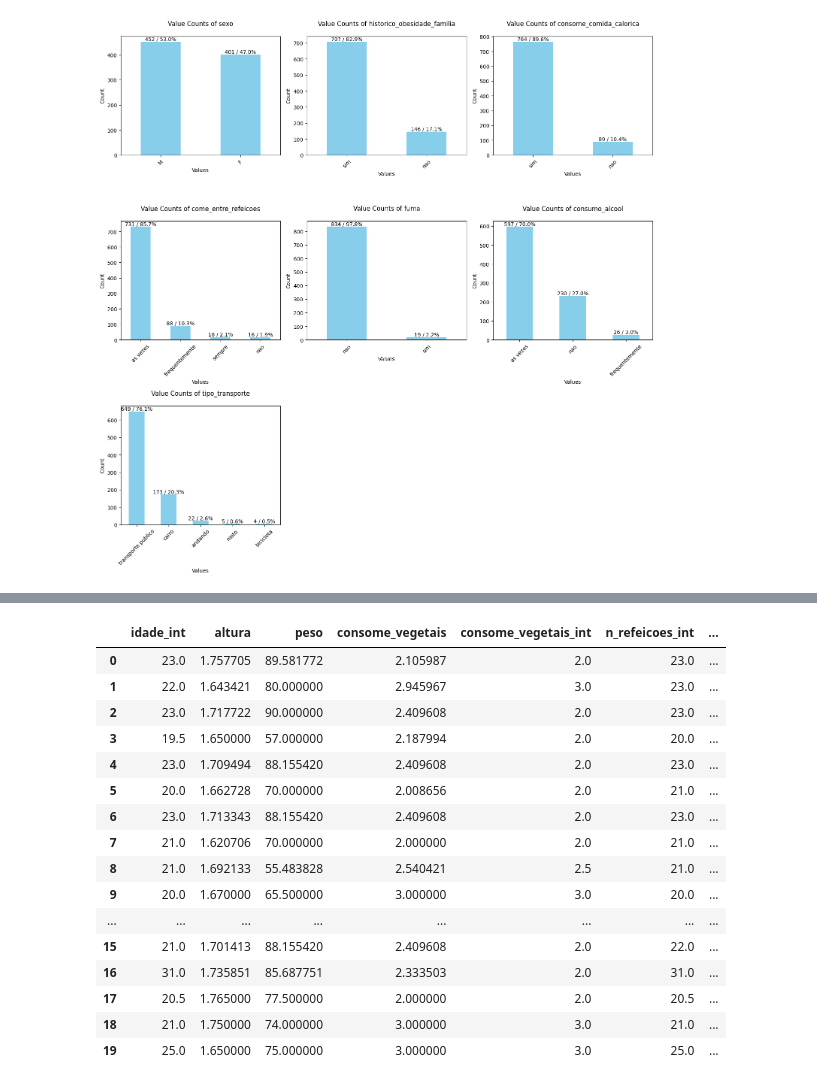
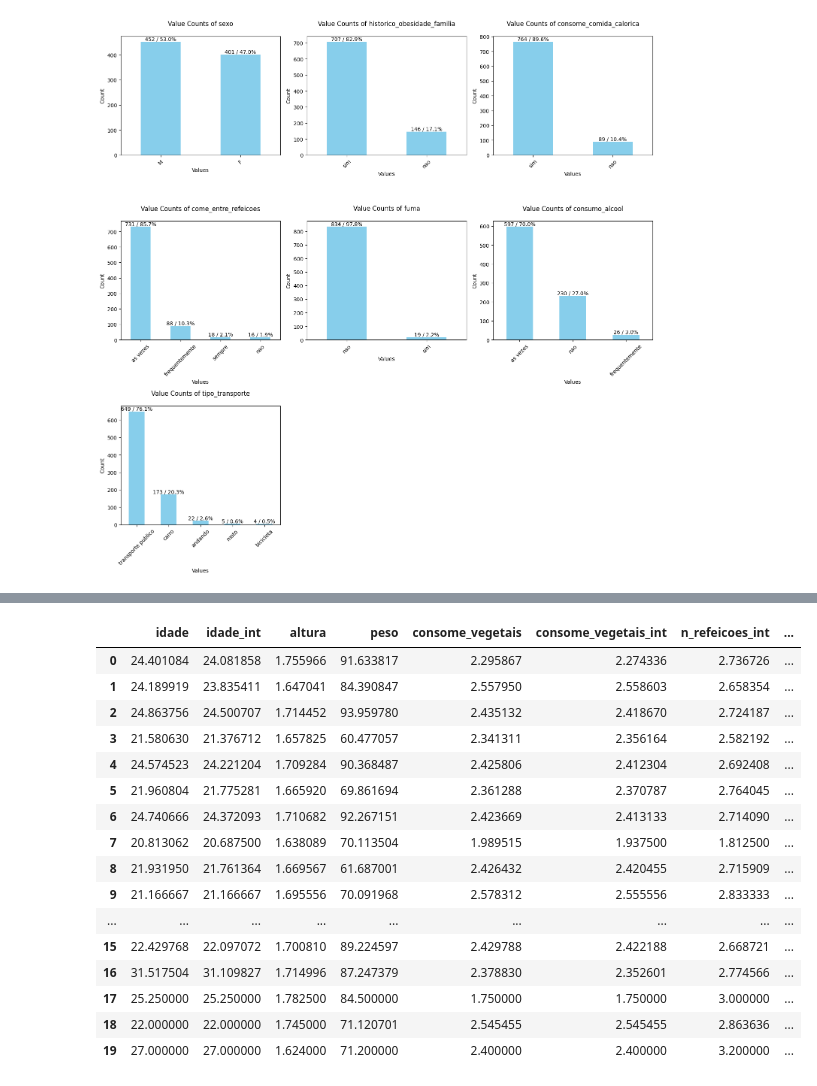
Before and after one commit to LanaArmond/DCC127-2024.3, a Jupyter notebook: DCC127_Trabalho_02.ipynb, the cells around one changed output, grey strips where cells are left out. Cells and saved outputs as stored; diff of their text form; code cells hidden in the pictures.

```diff
--- a/DCC127_Trabalho_02.ipynb
+++ b/DCC127_Trabalho_02.ipynb
@@ -73,21 +73,26 @@ def analyze_numerical_column(row):
   boxplot_with_quartiles(row, yscale='linear')
   create_filtered_histograms(row, log=False, filters=None, color='blue', bins=100)
 
-def calculate_group_medians(df, category_columns, numerical_columns):
+def calculate_group_metric(df, category_columns, numerical_columns, metric='median'):
   result_list = []
 
   for i in range(len(category_columns)):
     for value in df[category_columns[i]].unique():
       group_df = df[df[category_columns[i]] == value]
-      group_mean = group_df[numerical_columns].median()
-      group_mean['category'] = f"{category_columns[i]}: {value}"
-      result_list.append(group_mean)
+
+      if metric == 'median':
+        group_metric = group_df[numerical_columns].median()
+      else:
+        group_metric = group_df[numerical_columns].mean()
+
+      group_metric['category'] = f"{category_columns[i]}: {value}"
+      result_list.append(group_metric)
 
   result_df = pd.DataFrame(result_list)
 
   return result_df
 
-def plot_sorted_group_medians(result_df, numerical_columns):
+def plot_sorted_group_metric(result_df, numerical_columns, metric='median'):
   for col in numerical_columns:
     # Sort the result DataFrame by the median of the current column
     sorted_df = result_df.set_index('category').sort_values(by=col).reset_index()
@@ -104,8 +109,8 @@ def plot_sorted_group_medians(result_df, numerical_columns):
 
     # Set labels and title for the plot
     plt.xlabel('Category')
-    plt.ylabel(f'Median of {col}')
-    plt.title(f'Sorted Medians of {col} by Category')
+    plt.ylabel(f'{metric} of {col}')
+    plt.title(f'Sorted {metric}s of {col} by Category')
     plt.xticks(rotation=45, ha='right')
     plt.tight_layout()
 
@@ -179,7 +184,7 @@ def scale_and_prepare_data(df, categorical_columns, numerical_columns):
 
   return df
 # %%
-numerical_columns = ['idade_int', 'altura', 'peso', 'consome_vegetais', 'consome_vegetais_int', 'n_refeicoes_int', 'consumo_diario_agua', 'consumo_diario_agua_int', 'frequencia_atividade_fisica', 'frequencia_atividade_fisica_int', 'tempo_usando_eletronicos']
+numerical_columns = ['idade', 'idade_int', 'altura', 'peso', 'consome_vegetais', 'consome_vegetais_int', 'n_refeicoes_int', 'consumo_diario_agua', 'consumo_diario_agua_int', 'frequencia_atividade_fisica', 'frequencia_atividade_fisica_int', 'tempo_usando_eletronicos', 'tempo_usando_eletronicos_int']
 
 category_columns = ['sexo', 'historico_obesidade_familia', 'consome_comida_calorica', 'come_entre_refeicoes', 'fuma', 'consumo_alcool', 'tipo_transporte']
 
@@ -193,7 +198,7 @@ ___
 df = pd.read_csv('data/trabalho2_dados_4.csv')
 df = fill_missing_data(df) # substituindo valores faltantes numéricos pela media e categóricos pela moda
 df['idade_int'] = np.floor(df['idade'])
-df['n_refeicoes_int'] = df['idade'].round()
+df['n_refeicoes_int'] = df['n_refeicoes'].round()
 df['consome_vegetais_int'] = df['consome_vegetais'].round()
 df['consumo_diario_agua_int'] = df['consumo_diario_agua'].round()
 df['frequencia_atividade_fisica_int'] = df['frequencia_atividade_fisica'].round()
@@ -293,22 +298,22 @@ skewness: -0.07871629643156604
 # %%
-result_df = calculate_group_medians(df, category_columns, numerical_columns) # seria interessante categorizar n_refeiçoes, vegetais, etc
+result_df = calculate_group_metric(df, category_columns, numerical_columns, metric='mean') # seria interessante categorizar n_refeiçoes, vegetais, etc
 result_df
 # %% [output]
-|  | idade_int | altura | peso | consome_vegetais | consome_vegetais_int | n_refeicoes_int | ... |
-| 0 | 23.0 | 1.757705 | 89.581772 | 2.105987 | 2.0 | 23.0 | ... |
-| 1 | 22.0 | 1.643421 | 80.000000 | 2.945967 | 3.0 | 23.0 | ... |
-| 2 | 23.0 | 1.717722 | 90.000000 | 2.409608 | 2.0 | 23.0 | ... |
-| 3 | 19.5 | 1.650000 | 57.000000 | 2.187994 | 2.0 | 20.0 | ... |
-| 4 | 23.0 | 1.709494 | 88.155420 | 2.409608 | 2.0 | 23.0 | ... |
-| 5 | 20.0 | 1.662728 | 70.000000 | 2.008656 | 2.0 | 21.0 | ... |
-| 6 | 23.0 | 1.713343 | 88.155420 | 2.409608 | 2.0 | 23.0 | ... |
-| 7 | 21.0 | 1.620706 | 70.000000 | 2.000000 | 2.0 | 21.0 | ... |
-| 8 | 21.0 | 1.692133 | 55.483828 | 2.540421 | 2.5 | 21.0 | ... |
-| 9 | 20.0 | 1.670000 | 65.500000 | 3.000000 | 3.0 | 20.0 | ... |
-| ... | ... | ... | ... | ... | ... | ... | ... |
-| 15 | 21.0 | 1.701413 | 88.155420 | 2.409608 | 2.0 | 22.0 | ... |
-| 16 | 31.0 | 1.735851 | 85.687751 | 2.333503 | 2.0 | 31.0 | ... |
-| 17 | 20.5 | 1.765000 | 77.500000 | 2.000000 | 2.0 | 20.5 | ... |
-| 18 | 21.0 | 1.750000 | 74.000000 | 3.000000 | 3.0 | 21.0 | ... |
-| 19 | 25.0 | 1.650000 | 75.000000 | 3.000000 | 3.0 | 25.0 | ... |
+|  | idade | idade_int | altura | peso | consome_vegetais | consome_vegetais_int | n_refeicoes_int | ... |
+| 0 | 24.401084 | 24.081858 | 1.755966 | 91.633817 | 2.295867 | 2.274336 | 2.736726 | ... |
+| 1 | 24.189919 | 23.835411 | 1.647041 | 84.390847 | 2.557950 | 2.558603 | 2.658354 | ... |
+| 2 | 24.863756 | 24.500707 | 1.714452 | 93.959780 | 2.435132 | 2.418670 | 2.724187 | ... |
+| 3 | 21.580630 | 21.376712 | 1.657825 | 60.477057 | 2.341311 | 2.356164 | 2.582192 | ... |
+| 4 | 24.574523 | 24.221204 | 1.709284 | 90.368487 | 2.425806 | 2.412304 | 2.692408 | ... |
+| 5 | 21.960804 | 21.775281 | 1.665920 | 69.861694 | 2.361288 | 2.370787 | 2.764045 | ... |
+| 6 | 24.740666 | 24.372093 | 1.710682 | 92.267151 | 2.423669 | 2.413133 | 2.714090 | ... |
+| 7 | 20.813062 | 20.687500 | 1.638089 | 70.113504 | 1.989515 | 1.937500 | 1.812500 | ... |
+| 8 | 21.931950 | 21.761364 | 1.669567 | 61.687001 | 2.426432 | 2.420455 | 2.715909 | ... |
+| 9 | 21.166667 | 21.166667 | 1.695556 | 70.091968 | 2.578312 | 2.555556 | 2.833333 | ... |
+| ... | ... | ... | ... | ... | ... | ... | ... | ... |
+| 15 | 22.429768 | 22.097072 | 1.700810 | 89.224597 | 2.429788 | 2.422188 | 2.668721 | ... |
+| 16 | 31.517504 | 31.109827 | 1.714996 | 87.247379 | 2.378830 | 2.352601 | 2.774566 | ... |
+| 17 | 25.250000 | 25.250000 | 1.782500 | 84.500000 | 1.750000 | 1.750000 | 3.000000 | ... |
+| 18 | 22.000000 | 22.000000 | 1.745000 | 71.120701 | 2.545455 | 2.545455 | 2.863636 | ... |
+| 19 | 27.000000 | 27.000000 | 1.624000 | 71.200000 | 2.400000 | 2.400000 | 3.200000 | ... |
 # %%
```
Also changed, not shown: parts of 4 cells of this notebook.
